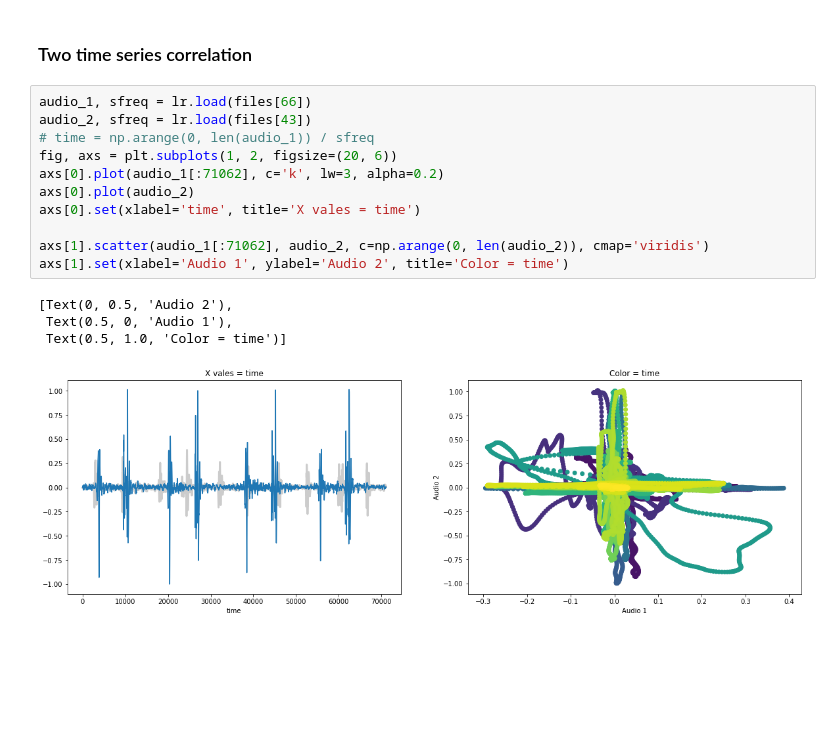
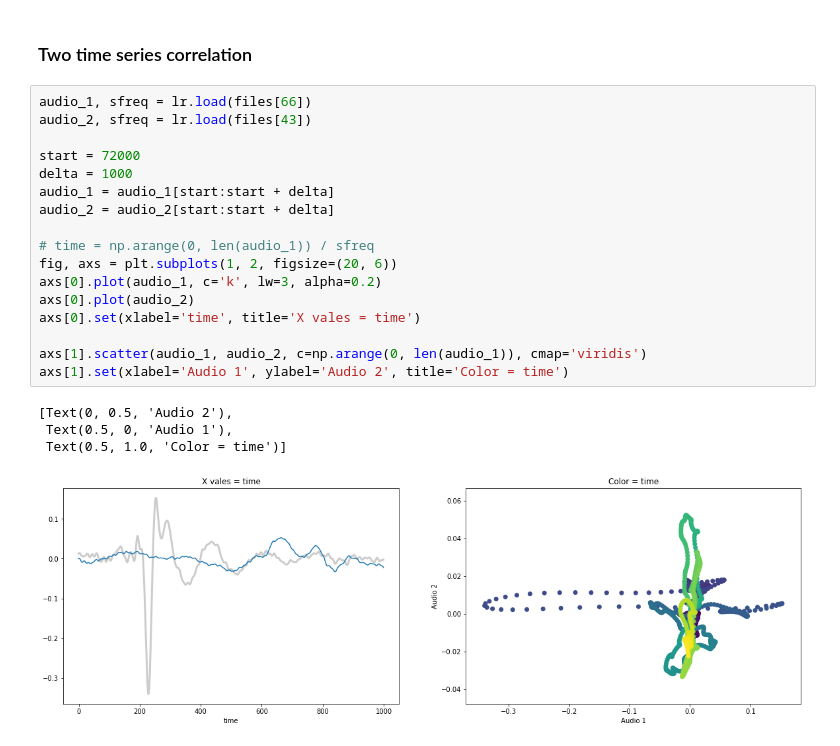
Before and after one commit to jassi-bhullar/ml_time_series_data, a Jupyter notebook: ML Time Series Data.ipynb, the cells around one changed output. Drawn from its saved outputs; the diff is of its cells as text; blank space fills up the shorter version.

```diff
--- a/ML Time Series Data.ipynb
+++ b/ML Time Series Data.ipynb
@@ -386,16 +373,22 @@ RandomForestClassifier :  0.7732067691248086
 # %%
 audio_1, sfreq = lr.load(files[66])
 audio_2, sfreq = lr.load(files[43])
+
+start = 72000
+delta = 1000
+audio_1 = audio_1[start:start + delta]
+audio_2 = audio_2[start:start + delta]
+
 # time = np.arange(0, len(audio_1)) / sfreq
 fig, axs = plt.subplots(1, 2, figsize=(20, 6))
-axs[0].plot(audio_1[:71062], c='k', lw=3, alpha=0.2)
+axs[0].plot(audio_1, c='k', lw=3, alpha=0.2)
 axs[0].plot(audio_2)
 axs[0].set(xlabel='time', title='X vales = time')
 
-axs[1].scatter(audio_1[:71062], audio_2, c=np.arange(0, len(audio_2)), cmap='viridis')
+axs[1].scatter(audio_1, audio_2, c=np.arange(0, len(audio_1)), cmap='viridis')
 axs[1].set(xlabel='Audio 1', ylabel='Audio 2', title='Color = time')
 # %% [output]
 [Text(0, 0.5, 'Audio 2'),
  Text(0.5, 0, 'Audio 1'),
  Text(0.5, 1.0, 'Color = time')]
-[figure, old version]
+[figure, new version]
```
Also changed, not shown: parts of 5 cells of this notebook.
